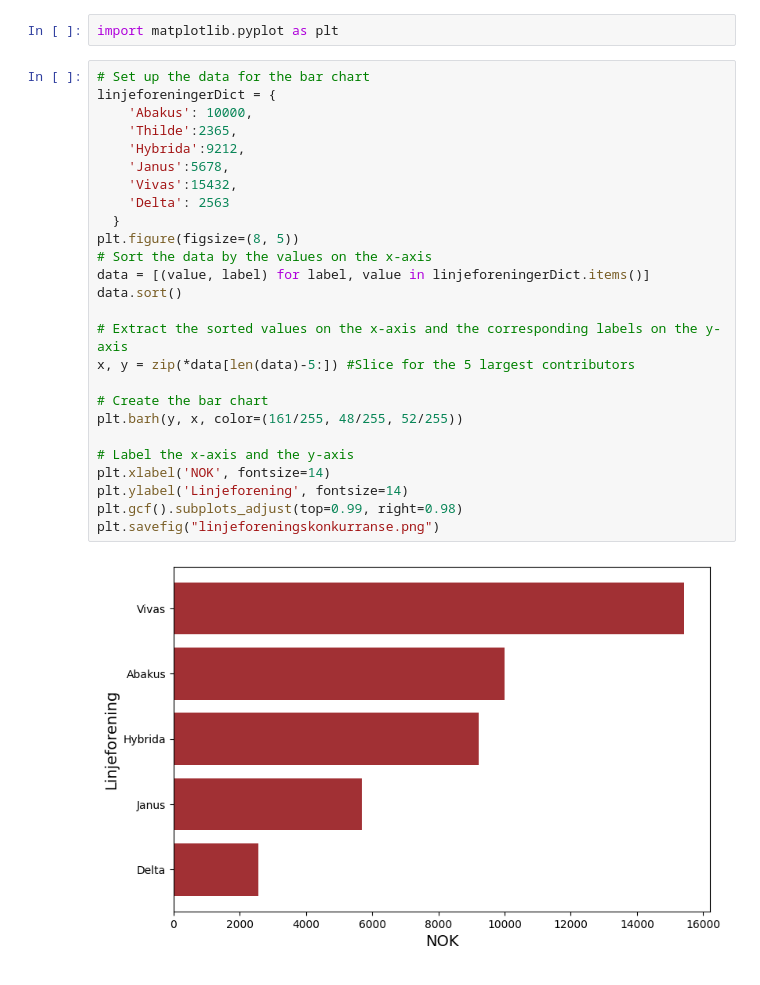
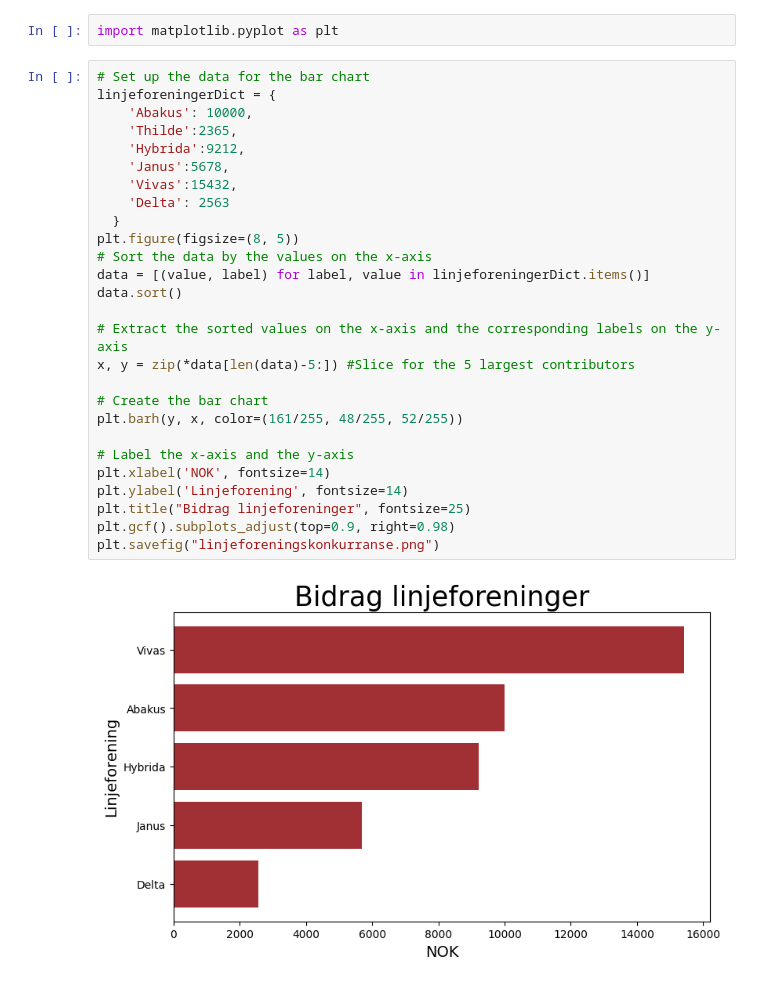
Before and after one commit to nemisis84/kronerulling, a Jupyter notebook: kronerullingPlots.ipynb, the cells around one changed output. Saved outputs shown, nothing was run; the diff lists cells and outputs as text.

```diff
--- a/kronerullingPlots.ipynb
+++ b/kronerullingPlots.ipynb
@@ -3,31 +3,32 @@ import matplotlib.pyplot as plt
 # %%
 # Set up the data for the bar chart
 linjeforeningerDict = {
     'Abakus': 10000,
     'Thilde':2365,
     'Hybrida':9212,
     'Janus':5678,
     'Vivas':15432,
     'Delta': 2563
   }
 plt.figure(figsize=(8, 5))
 # Sort the data by the values on the x-axis
 data = [(value, label) for label, value in linjeforeningerDict.items()]
 data.sort()
 
 # Extract the sorted values on the x-axis and the corresponding labels on the y-axis
 x, y = zip(*data[len(data)-5:]) #Slice for the 5 largest contributors
 
 # Create the bar chart
 plt.barh(y, x, color=(161/255, 48/255, 52/255))
 
 # Label the x-axis and the y-axis
 plt.xlabel('NOK', fontsize=14)
 plt.ylabel('Linjeforening', fontsize=14)
-plt.gcf().subplots_adjust(top=0.99, right=0.98)
+plt.title("Bidrag linjeforeninger", fontsize=25)
+plt.gcf().subplots_adjust(top=0.9, right=0.98)
 plt.savefig("linjeforeningskonkurranse.png")
 # %% [output]
-[figure, old version]
+[figure, new version]
 # %%
 # Set up the data for the bar chart
 gjengerDict = {
```
Also changed, not shown: parts of 2 cells of this notebook.
